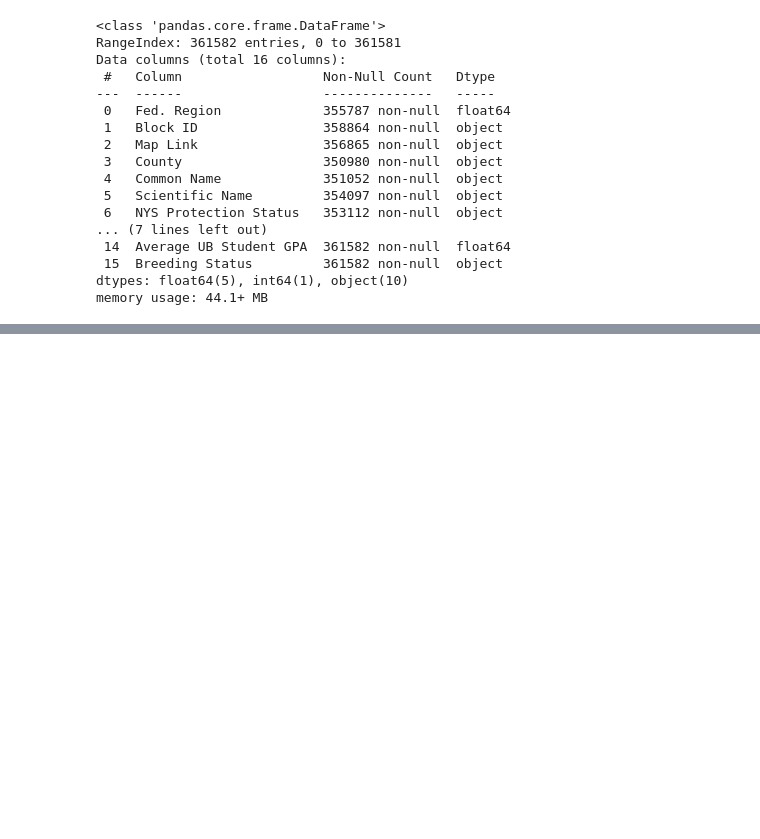
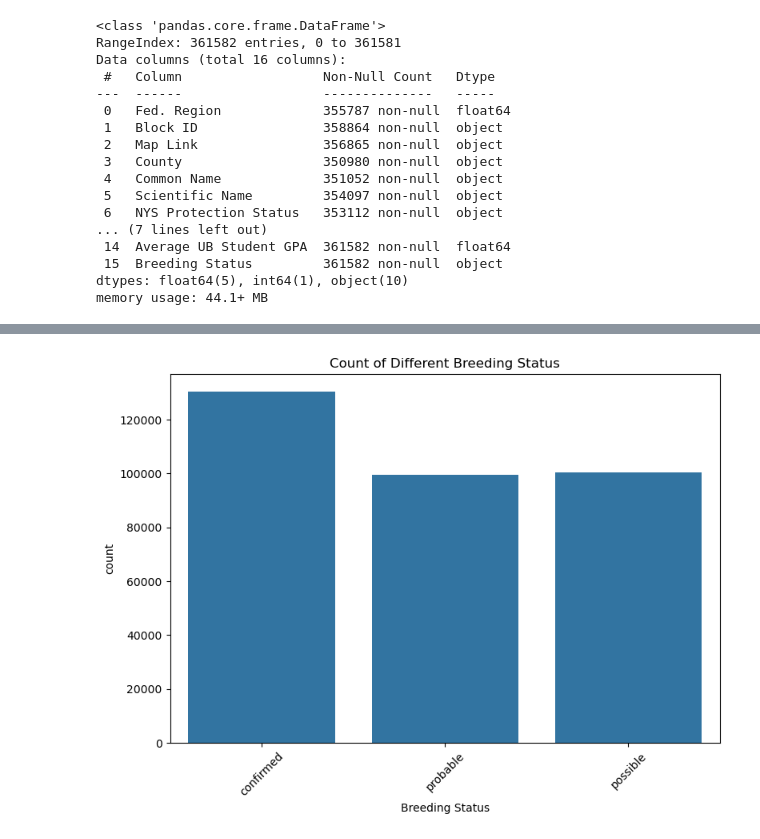
Before and after one commit to MythriShivakumar/A1_ML, a Jupyter notebook: breeding_bird.ipynb, the cells around one changed output, grey strips where cells are left out. Cells and saved outputs as stored; diff of their text form; code cells hidden in the pictures; blank space fills up the shorter version.

Commit message:
added 2 graphs for breeding birds

```diff
--- a/breeding_bird.ipynb
+++ b/breeding_bird.ipynb
@@ -109,3 +111,12 @@ Data columns (total 13 columns):
  12  Breeding Status        330102 non-null  object
 dtypes: float64(2), int64(1), object(10)
 memory usage: 35.3+ MB
+# %%
+plt.figure(figsize=(8, 6))
+sns.countplot(data=breeding_bird_df, x='Breeding Status')
+plt.title('Count of Different Breeding Status')
+plt.xticks(rotation=45)
+plt.tight_layout()
+plt.show()
+# %% [output]
+[figure, added]
```
Also changed, not shown: parts of 3 cells of this notebook.
